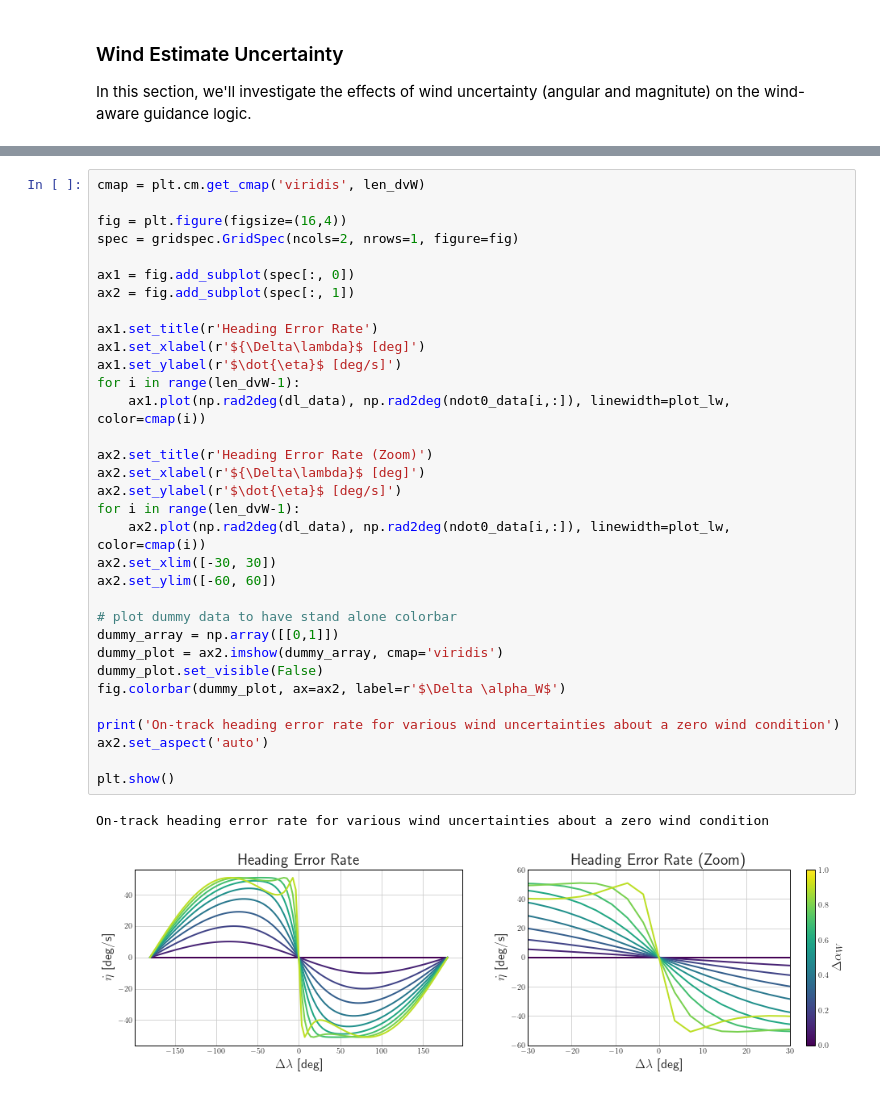
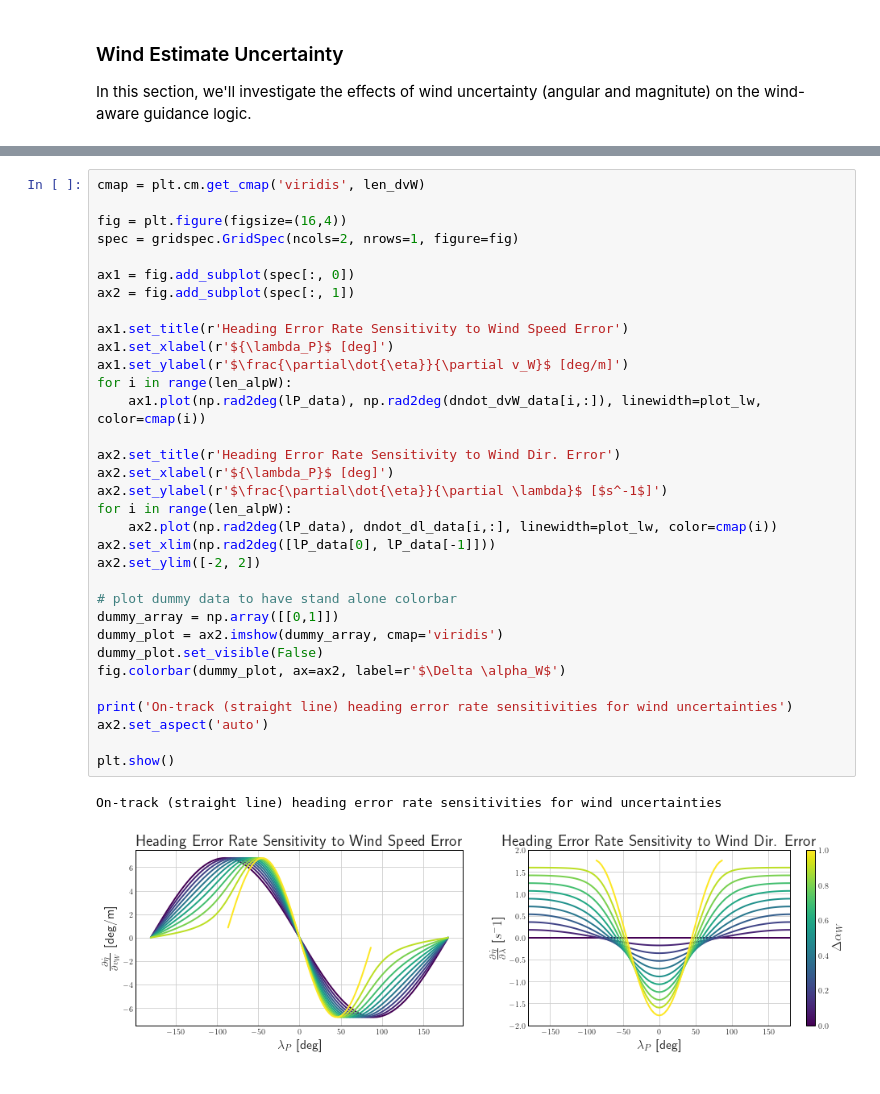
Before and after one commit to tstastny/windy_guidance_stability_analysis, a Jupyter notebook: Stability Analysis of Wind-Aware Guidance for Fixed-Wing UAVs.ipynb, the cells around one changed output, grey strips where cells are left out. Saved outputs shown, nothing was run; the diff lists cells and outputs as text.

```diff
--- a/Stability Analysis of Wind-Aware Guidance for Fixed-Wing UAVs.ipynb
+++ b/Stability Analysis of Wind-Aware Guidance for Fixed-Wing UAVs.ipynb
@@ -988,37 +1006,37 @@ for i in range(len_dvW):
 # %%
 cmap = plt.cm.get_cmap('viridis', len_dvW)
 
 fig = plt.figure(figsize=(16,4))
 spec = gridspec.GridSpec(ncols=2, nrows=1, figure=fig)
 
 ax1 = fig.add_subplot(spec[:, 0])
 ax2 = fig.add_subplot(spec[:, 1])
 
-ax1.set_title(r'Heading Error Rate')
-ax1.set_xlabel(r'${\Delta\lambda}$ [deg]')
-ax1.set_ylabel(r'$\dot{\eta}$ [deg/s]')
-for i in range(len_dvW-1):
-    ax1.plot(np.rad2deg(dl_data), np.rad2deg(ndot0_data[i,:]), linewidth=plot_lw, color=cmap(i))
+ax1.set_title(r'Heading Error Rate Sensitivity to Wind Speed Error')
+ax1.set_xlabel(r'${\lambda_P}$ [deg]')
+ax1.set_ylabel(r'$\frac{\partial\dot{\eta}}{\partial v_W}$ [deg/m]')
+for i in range(len_alpW):
+    ax1.plot(np.rad2deg(lP_data), np.rad2deg(dndot_dvW_data[i,:]), linewidth=plot_lw, color=cmap(i))
 
-ax2.set_title(r'Heading Error Rate (Zoom)')
-ax2.set_xlabel(r'${\Delta\lambda}$ [deg]')
-ax2.set_ylabel(r'$\dot{\eta}$ [deg/s]')
-for i in range(len_dvW-1):
-    ax2.plot(np.rad2deg(dl_data), np.rad2deg(ndot0_data[i,:]), linewidth=plot_lw, color=cmap(i))
-ax2.set_xlim([-30, 30])
-ax2.set_ylim([-60, 60])
+ax2.set_title(r'Heading Error Rate Sensitivity to Wind Dir. Error')
+ax2.set_xlabel(r'${\lambda_P}$ [deg]')
+ax2.set_ylabel(r'$\frac{\partial\dot{\eta}}{\partial \lambda}$ [$s^-1$]')
+for i in range(len_alpW):
+    ax2.plot(np.rad2deg(lP_data), dndot_dl_data[i,:], linewidth=plot_lw, color=cmap(i))
+ax2.set_xlim(np.rad2deg([lP_data[0], lP_data[-1]]))
+ax2.set_ylim([-2, 2])
 
 # plot dummy data to have stand alone colorbar
 dummy_array = np.array([[0,1]])
 dummy_plot = ax2.imshow(dummy_array, cmap='viridis')
 dummy_plot.set_visible(False)
 fig.colorbar(dummy_plot, ax=ax2, label=r'$\Delta \alpha_W$')
 
-print('On-track heading error rate for various wind uncertainties about a zero wind condition')
+print('On-track (straight line) heading error rate sensitivities for wind uncertainties')
 ax2.set_aspect('auto')
 
 plt.show()
 # %% [output]
-On-track heading error rate for various wind uncertainties about a zero wind condition
+On-track (straight line) heading error rate sensitivities for wind uncertainties
-[figure, old version]
+[figure, new version]
 # %%
```
Also changed, not shown: parts of 3 cells of this notebook.
